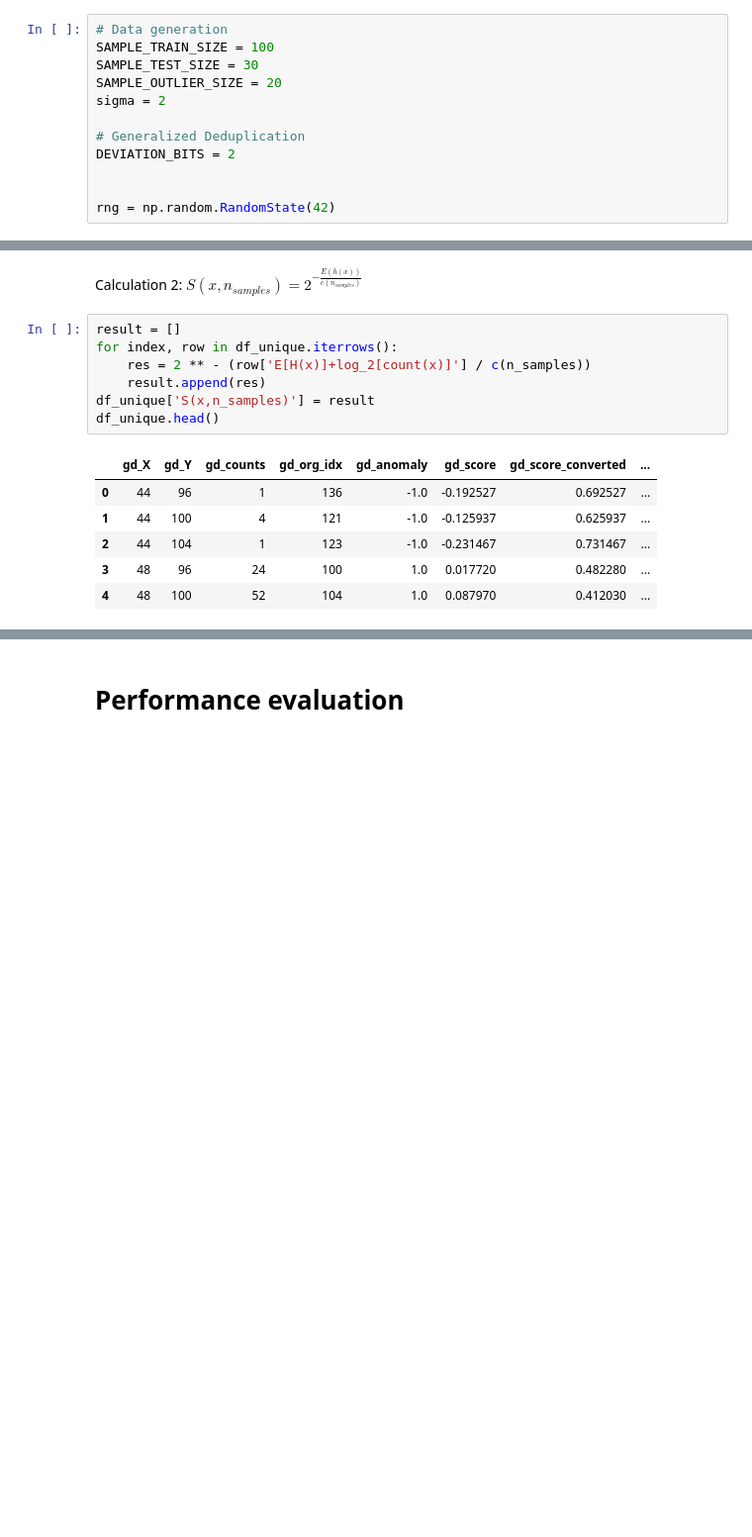
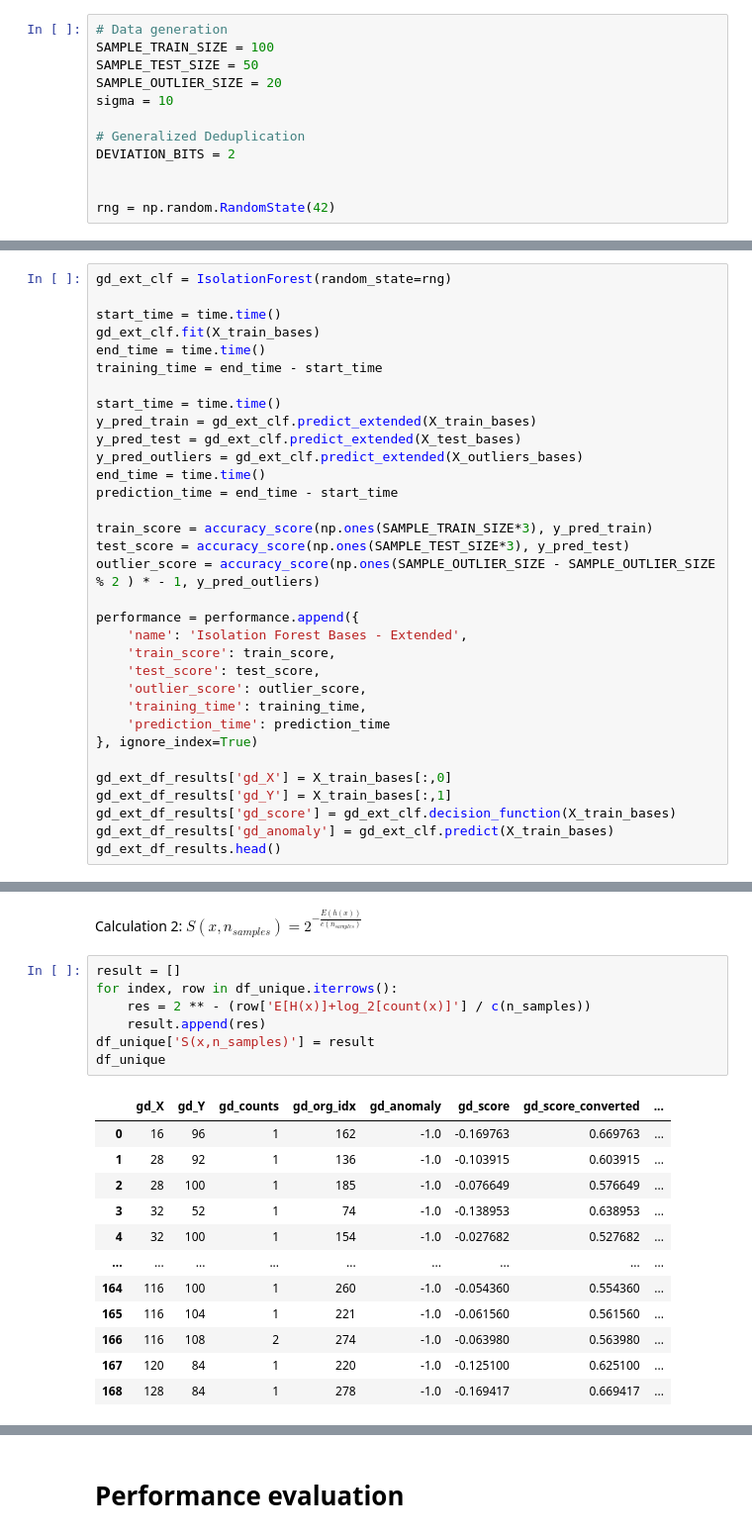
Before and after one commit to mlRosenquist/au-mlr-research-and-development-dedup, a Jupyter notebook: src/synthetic-dataset-2d.ipynb, the cells around one changed output, grey strips where cells are left out. Shown: that part at 99% size. Saved outputs shown, nothing was run; the diff lists cells and outputs as text; blank space fills up the shorter version.

```diff
--- a/src/synthetic-dataset-2d.ipynb
+++ b/src/synthetic-dataset-2d.ipynb
@@ -19,9 +19,9 @@ from sklearn.ensemble import IsolationForest
 # %%
 # Data generation
 SAMPLE_TRAIN_SIZE = 100
-SAMPLE_TEST_SIZE = 30
+SAMPLE_TEST_SIZE = 50
 SAMPLE_OUTLIER_SIZE = 20
-sigma = 2
+sigma = 10
 
 # Generalized Deduplication
 DEVIATION_BITS = 2
@@ -115,0 +123,33 @@ gd_df_results.head()
+# %%
+gd_ext_clf = IsolationForest(random_state=rng)
+
+start_time = time.time()
+gd_ext_clf.fit(X_train_bases)
+end_time = time.time()
+training_time = end_time - start_time
+
+start_time = time.time()
+y_pred_train = gd_ext_clf.predict_extended(X_train_bases)
+y_pred_test = gd_ext_clf.predict_extended(X_test_bases)
+y_pred_outliers = gd_ext_clf.predict_extended(X_outliers_bases)
+end_time = time.time()
+prediction_time = end_time - start_time
+
+train_score = accuracy_score(np.ones(SAMPLE_TRAIN_SIZE*3), y_pred_train)
+test_score = accuracy_score(np.ones(SAMPLE_TEST_SIZE*3), y_pred_test)
+outlier_score = accuracy_score(np.ones(SAMPLE_OUTLIER_SIZE - SAMPLE_OUTLIER_SIZE % 2 ) * - 1, y_pred_outliers)
+
+performance = performance.append({
+    'name': 'Isolation Forest Bases - Extended',
+    'train_score': train_score,
+    'test_score': test_score,
+    'outlier_score': outlier_score,
+    'training_time': training_time,
+    'prediction_time': prediction_time
+}, ignore_index=True)
+
+gd_ext_df_results['gd_X'] = X_train_bases[:,0]
+gd_ext_df_results['gd_Y'] = X_train_bases[:,1]
+gd_ext_df_results['gd_score'] = gd_ext_clf.decision_function(X_train_bases)
+gd_ext_df_results['gd_anomaly'] = gd_ext_clf.predict(X_train_bases)
+gd_ext_df_results.head()
@@ -264,14 +311,20 @@ Calculation 2: $S(x, n_{samples})=2^{-\frac{E(h(x))}{c(n_{samples})}}$
 # %%
 result = []
 for index, row in df_unique.iterrows():
     res = 2 ** - (row['E[H(x)]+log_2[count(x)]'] / c(n_samples))
     result.append(res)
 df_unique['S(x,n_samples)'] = result
-df_unique.head()
+df_unique
 # %% [output]
 |  | gd_X | gd_Y | gd_counts | gd_org_idx | gd_anomaly | gd_score | gd_score_converted | ... |
-| 0 | 44 | 96 | 1 | 136 | -1.0 | -0.192527 | 0.692527 | ... |
-| 1 | 44 | 100 | 4 | 121 | -1.0 | -0.125937 | 0.625937 | ... |
-| 2 | 44 | 104 | 1 | 123 | -1.0 | -0.231467 | 0.731467 | ... |
-| 3 | 48 | 96 | 24 | 100 | 1.0 | 0.017720 | 0.482280 | ... |
-| 4 | 48 | 100 | 52 | 104 | 1.0 | 0.087970 | 0.412030 | ... |
+| 0 | 16 | 96 | 1 | 162 | -1.0 | -0.169763 | 0.669763 | ... |
+| 1 | 28 | 92 | 1 | 136 | -1.0 | -0.103915 | 0.603915 | ... |
+| 2 | 28 | 100 | 1 | 185 | -1.0 | -0.076649 | 0.576649 | ... |
+| 3 | 32 | 52 | 1 | 74 | -1.0 | -0.138953 | 0.638953 | ... |
+| 4 | 32 | 100 | 1 | 154 | -1.0 | -0.027682 | 0.527682 | ... |
+| ... | ... | ... | ... | ... | ... | ... | ... | ... |
+| 164 | 116 | 100 | 1 | 260 | -1.0 | -0.054360 | 0.554360 | ... |
+| 165 | 116 | 104 | 1 | 221 | -1.0 | -0.061560 | 0.561560 | ... |
+| 166 | 116 | 108 | 2 | 274 | -1.0 | -0.063980 | 0.563980 | ... |
+| 167 | 120 | 84 | 1 | 220 | -1.0 | -0.125100 | 0.625100 | ... |
+| 168 | 128 | 84 | 1 | 278 | -1.0 | -0.169417 | 0.669417 | ... |
```
Also changed, not shown: parts of 19 cells of this notebook, 5 other files.
